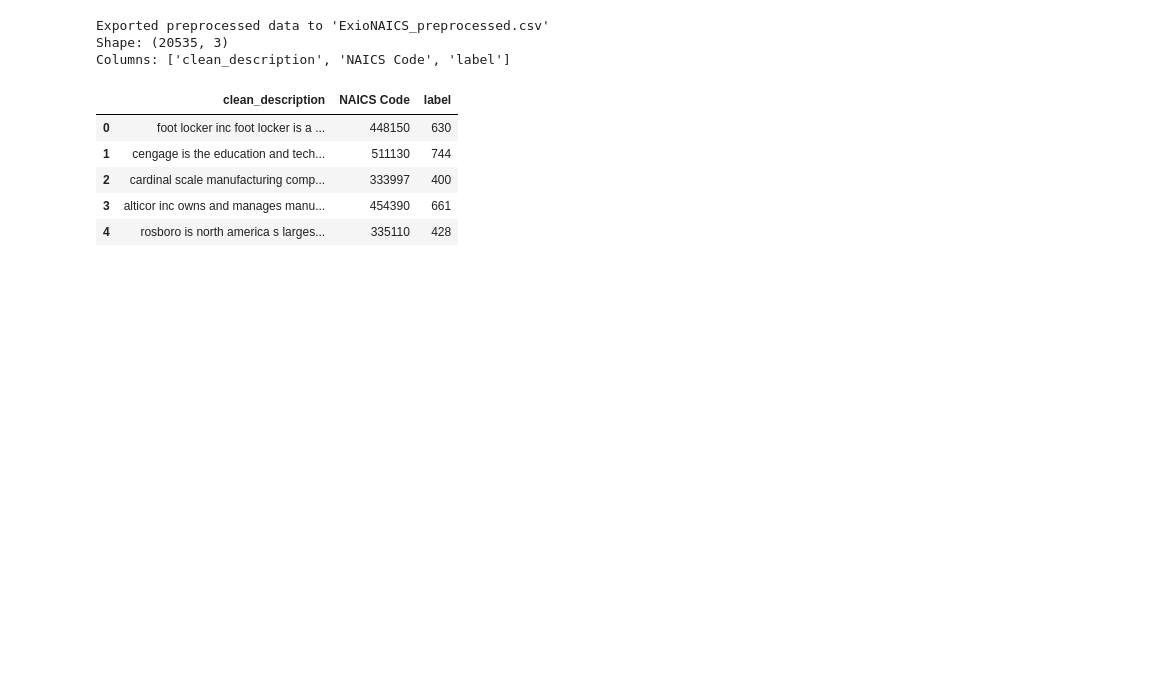
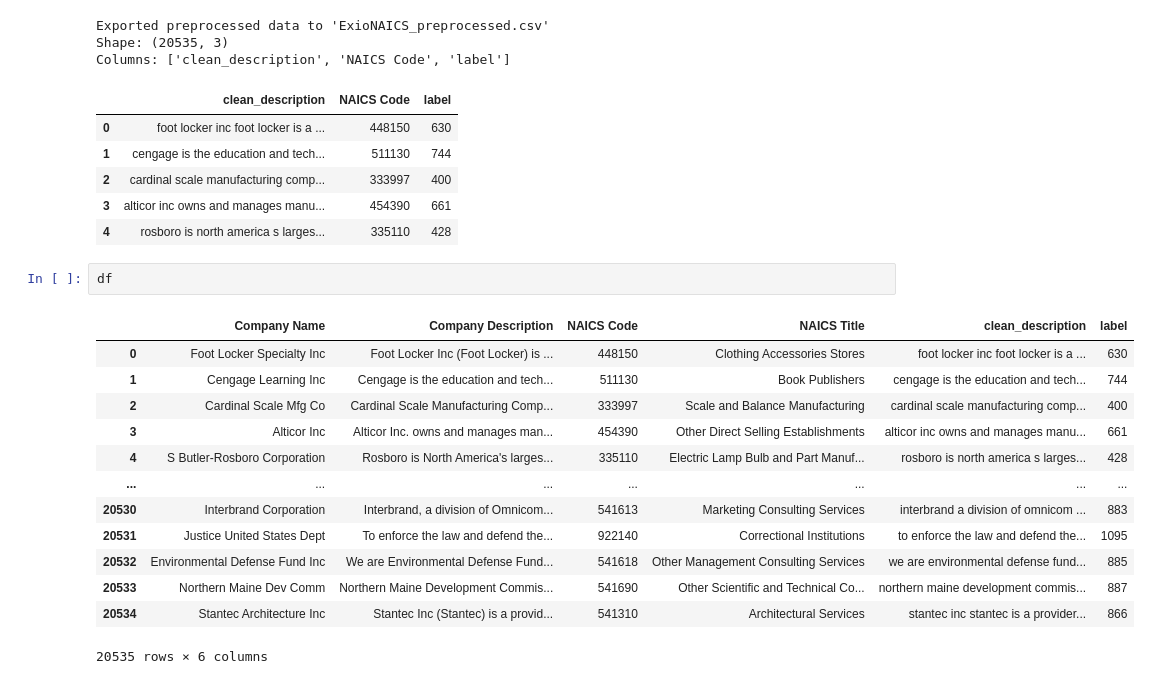
Before and after one commit to kathytran88/ClimateTurtles-ExioNaics-LLM-emissions-estimation, a Jupyter notebook: Kathy/preprocessing.ipynb, the cells around one changed output. Drawn from its saved outputs; the diff is of its cells as text; blank space fills up the shorter version.

Commit message:
naics code

```diff
--- a/Kathy/preprocessing.ipynb
+++ b/Kathy/preprocessing.ipynb
@@ -237,3 +308,19 @@ Columns: ['clean_description', 'NAICS Code', 'label']
 | 2 | cardinal scale manufacturing comp... | 333997 | 400 |
 | 3 | alticor inc owns and manages manu... | 454390 | 661 |
 | 4 | rosboro is north america s larges... | 335110 | 428 |
+# %%
+df
+# %% [output]
+|  | Company Name | Company Description | NAICS Code | NAICS Title | clean_description | label |
+| 0 | Foot Locker Specialty Inc | Foot Locker Inc (Foot Locker) is ... | 448150 | Clothing Accessories Stores | foot locker inc foot locker is a ... | 630 |
+| 1 | Cengage Learning Inc | Cengage is the education and tech... | 511130 | Book Publishers | cengage is the education and tech... | 744 |
+| 2 | Cardinal Scale Mfg Co | Cardinal Scale Manufacturing Comp... | 333997 | Scale and Balance Manufacturing | cardinal scale manufacturing comp... | 400 |
+| 3 | Alticor Inc | Alticor Inc. owns and manages man... | 454390 | Other Direct Selling Establishments | alticor inc owns and manages manu... | 661 |
+| 4 | S Butler-Rosboro Corporation | Rosboro is North America's larges... | 335110 | Electric Lamp Bulb and Part Manuf... | rosboro is north america s larges... | 428 |
+| ... | ... | ... | ... | ... | ... | ... |
+| 20530 | Interbrand Corporation | Interbrand, a division of Omnicom... | 541613 | Marketing Consulting Services | interbrand a division of omnicom ... | 883 |
+| 20531 | Justice United States Dept | To enforce the law and defend the... | 922140 | Correctional Institutions | to enforce the law and defend the... | 1095 |
+| 20532 | Environmental Defense Fund Inc | We are Environmental Defense Fund... | 541618 | Other Management Consulting Services | we are environmental defense fund... | 885 |
+| 20533 | Northern Maine Dev Comm | Northern Maine Development Commis... | 541690 | Other Scientific and Technical Co... | northern maine development commis... | 887 |
+| 20534 | Stantec Architecture Inc | Stantec Inc (Stantec) is a provid... | 541310 | Architectural Services | stantec inc stantec is a provider... | 866 |
+20535 rows × 6 columns
```
Also changed, not shown: parts of 6 cells of this notebook, 3 other files.
